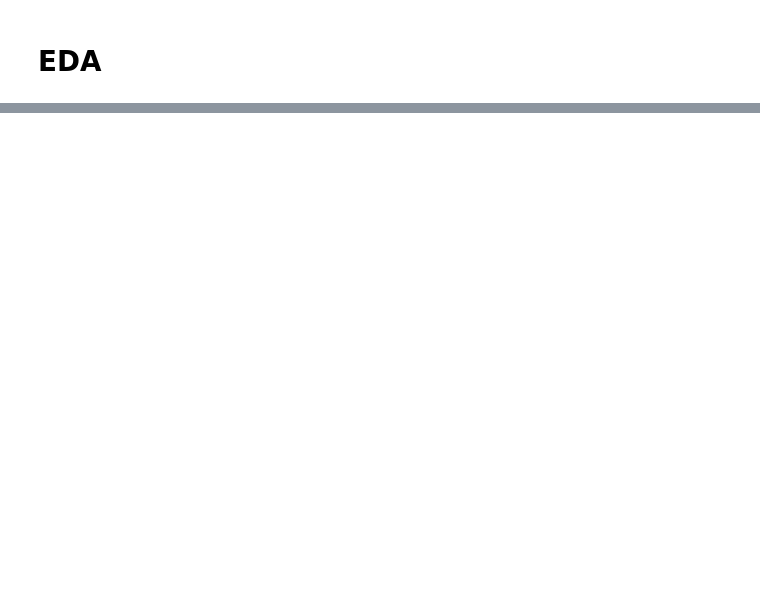
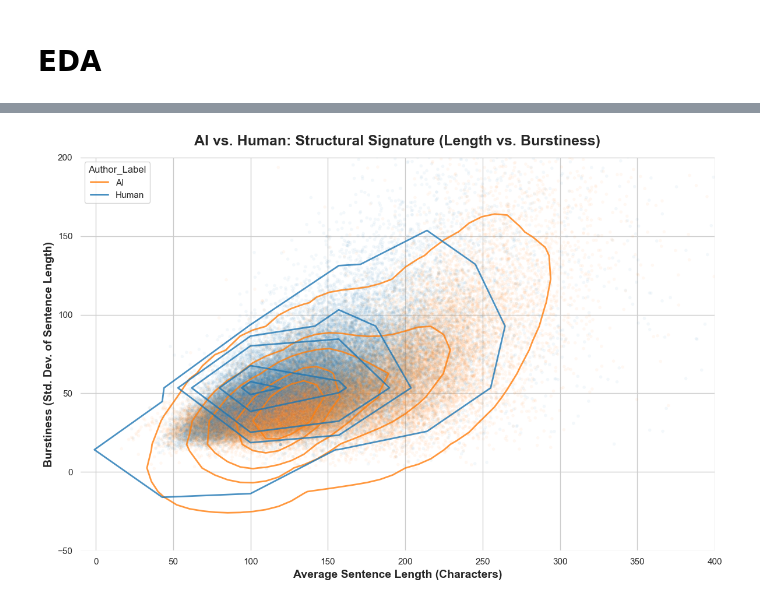
Before and after one commit to annayao0602/DS-4320-Project-1, a Jupyter notebook: analysis_pipeline.ipynb, the cells around one changed output, grey strips where cells are left out. Saved outputs shown, nothing was run; the diff lists cells and outputs as text; code cells hidden in the pictures; blank space fills up the shorter version.

Commit message:
data analysis

```diff
--- a/analysis_pipeline.ipynb
+++ b/analysis_pipeline.ipynb
@@ -79,0 +188,79 @@ Human                      58.46                       134.53
+# %%
+import matplotlib.pyplot as plt
+import seaborn as sns
+import logging
+
+logging.basicConfig(
+    level=logging.INFO,
+    format='%(asctime)s - %(levelname)s - %(message)s',
+    datefmt='%Y-%m-%d %H:%M:%S'
+)
+logger = logging.getLogger(__name__)
+
+#plot to visualize the relationship between average sentence length and burstiness for AI vs. Human writing styles
+def plot_structural_signature(df):
+    try:
+        logger.info("Starting visualization: Structural Signature (Length vs. Burstiness)...")
+
+        if df is None or df.empty:
+            logger.error("Dataframe is empty or None. Cannot generate plot.")
+            return
+
+        required_cols = ['Feature_Avg_Sentence_Length', 'Feature_Burstiness', 'Author_Label']
+        missing_cols = [col for col in required_cols if col not in df.columns]
+        if missing_cols:
+            logger.error(f"Missing required columns for plotting: {missing_cols}")
+            return
+
+        logger.info("Setting up figure and themes...")
+        plt.figure(figsize=(12, 8))
+        sns.set_theme(style="whitegrid")
+
+        logger.info("Generating base scatter plot...")
+        sns.scatterplot(
+            data=df,
+            x='Feature_Avg_Sentence_Length',
+            y='Feature_Burstiness',
+            hue='Author_Label',
+            palette={'AI': '#ff7f0e', 'Human': '#1f77b4'},
+            alpha=0.05,
+            s=15,
+            legend=False
+        )
+
+        # KDE Contour Plot
+        logger.info("Generating KDE contour plot...")
+        try:
+            sns.kdeplot(
+                data=df,
+                x='Feature_Avg_Sentence_Length',
+                y='Feature_Burstiness',
+                hue='Author_Label',
+                palette={'AI': '#ff7f0e', 'Human': '#1f77b4'},
+                levels=6,
+                linewidths=2,
+                alpha=0.8
+            )
+        except Exception as kde_err:
+            logger.warning(f"KDE contour plot failed. Rendering scatter plot only. Details: {kde_err}")
+
+        logger.info("Applying publication-quality formatting...")
+        plt.title('AI vs. Human: Structural Signature (Length vs. Burstiness)', fontsize=18, fontweight='bold', pad=15)
+        plt.xlabel('Average Sentence Length (Characters)', fontsize=14, fontweight='bold')
+        plt.ylabel('Burstiness (Std. Dev. of Sentence Length)', fontsize=14, fontweight='bold')
+
+        plt.xlim(-10, 400)
+        plt.ylim(-50, 200)
+
+        sns.despine(left=True, bottom=True)
+        plt.tight_layout()
+
+        logger.info("Rendering plot successfully.")
+        plt.show()
+
+    except Exception as e:
+        logger.error(f"An unexpected error occurred during visualization: {e}")
+        plt.close()
+
+plot_structural_signature(ml_df)
+# %% [output]
@@ -79,0 +273 @@ Human                      58.46                       134.53
+[figure, added]
```
Also changed, not shown: parts of 7 cells of this notebook, 4 other files.
